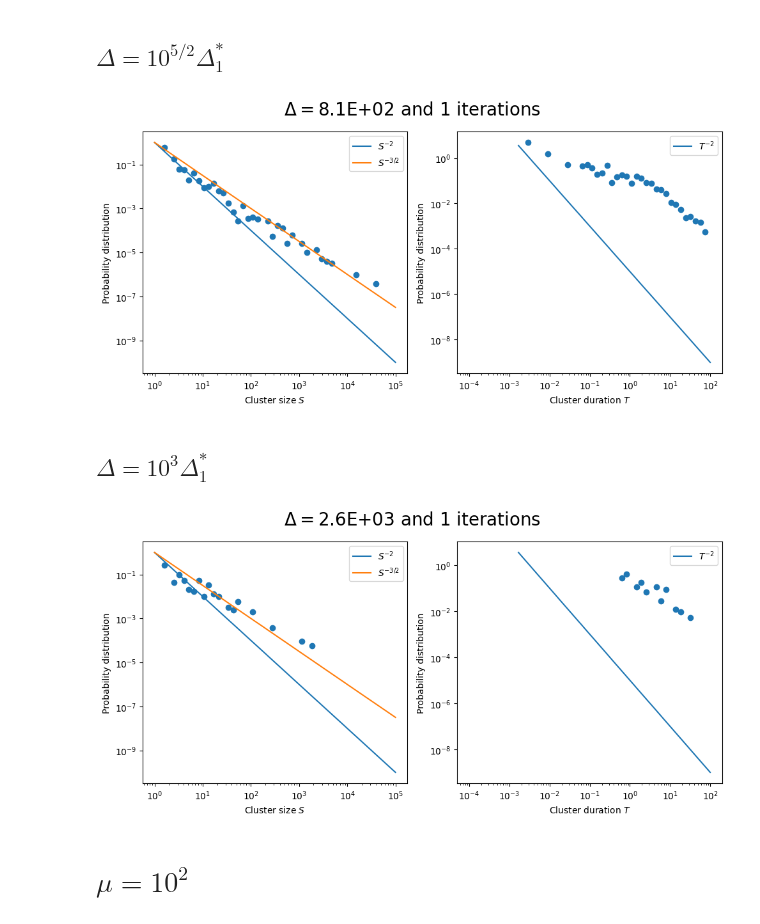
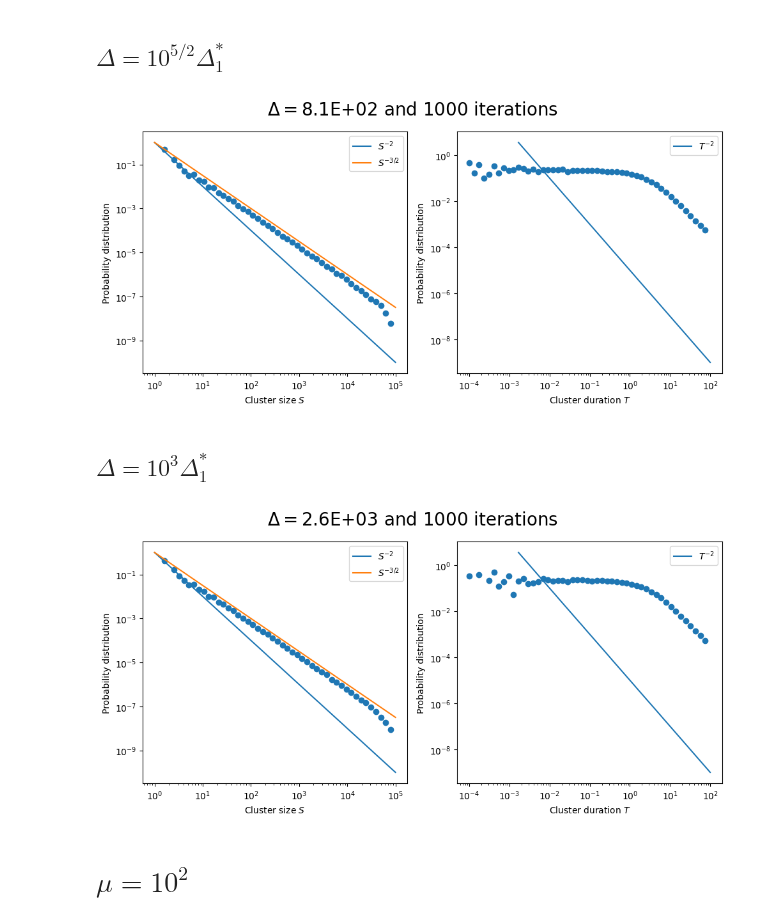
Before and after one commit to RivasAntonio/TFM, a Jupyter notebook: Códigos/Hawkes/save_data.ipynb, the cells around one changed output. Cells and saved outputs as stored; diff of their text form; code cells hidden in the pictures.

```diff
--- a/Códigos/Hawkes/save_data.ipynb
+++ b/Códigos/Hawkes/save_data.ipynb
@@ -224,15 +224,15 @@ fig.tight_layout()
 R = 10**3
 all_cluster_sizes = []
 all_cluster_times = []
-delta = 10**(5/2)*delta1
+delta = (10**(5/2))*delta1
 
 for _ in range(R):
     times, _ = generate_series(K, n, mu)
     _, cluster_sizes, cluster_times = identify_clusters_model(times, delta)
     all_cluster_sizes.extend(cluster_sizes)
     all_cluster_times.extend(cluster_times)
-np.save(f'./data/Sizes 10^5/2Delta1 mu={mu}', all_cluster_sizes)
-np.save(f'./data/Times 10^5/2Delta1 mu={mu}', all_cluster_times)
+np.save(f'./data/Sizes 10^52Delta1 mu={mu}', all_cluster_sizes)
+np.save(f'./data/Times 10^52Delta1 mu={mu}', all_cluster_times)
 
 s_bins = np.logspace(0, 5, num = 50, base = 10)
 t_bins = np.logspace(-4, 2, num = 50, base = 10)
@@ -241,34 +241,34 @@ y_t = t_bins**(-2)*10**-5
 y_s2 = s_bins**(-3/2)
 
 fig = plt.figure(figsize=(10, 5))
 axgrid = fig.add_gridspec(1,2)
 ax0 = fig.add_subplot(axgrid[0,0])
 ax1 = fig.add_subplot(axgrid[0,1])
 
 s_hist = np.histogram(all_cluster_sizes, bins=s_bins, density = True)
 ax0.scatter(s_bins[:-1], s_hist[0])
 ax0.plot(s_bins, y_s, label='$S^{-2}$')
 ax0.plot(s_bins, y_s2, label='$S^{-3/2}$')
 ax0.set_xscale('log')
 ax0.set_yscale('log')
 ax0.legend()
 ax0.set_xlabel('Cluster size $S$')
 ax0.set_ylabel('Probability distribution')
 
 t_hist = np.histogram(all_cluster_times, bins=t_bins, density = True)
 ax1.scatter(t_bins[:-1], t_hist[0])
 ax1.plot(t_bins[10:], y_t[10:], label='$T^{-2}$')
 ax1.set_xscale('log')
 ax1.set_yscale('log')
 ax1.set_xlabel('Cluster duration $T$')
 ax1.set_ylabel('Probability distribution')
 ax1.legend()
 
 fig.suptitle(f'$\Delta=${delta:.1E} and ${R}$ iterations', fontsize=20)
 
 fig.tight_layout()
 # %% [output]
-[figure, old version]
+[figure, new version]
 # %% [markdown]
 ## $\Delta = 10^3\Delta_1^*$
 # %%
@@ -319,7 +319,7 @@ fig.suptitle(f'$\Delta=${delta:.1E} and ${R}$ iterations', fontsize=20)
 
 fig.tight_layout()
 # %% [output]
-[figure, old version]
+[figure, new version]
 # %% [markdown]
 # $\mu = 10^{2}$
 # %%
```
Also changed, not shown: parts of 9 cells of this notebook, 4 other files.
